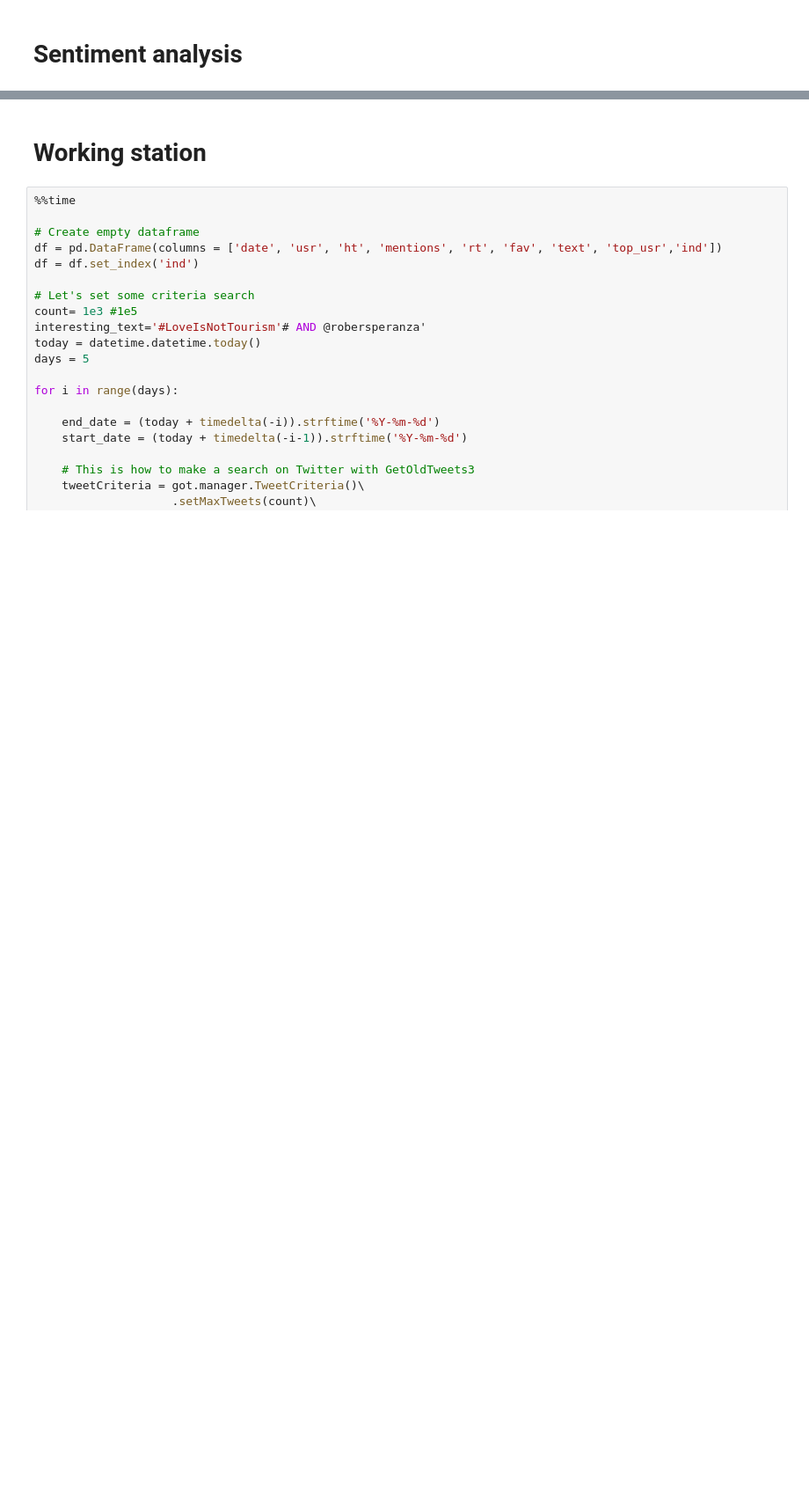
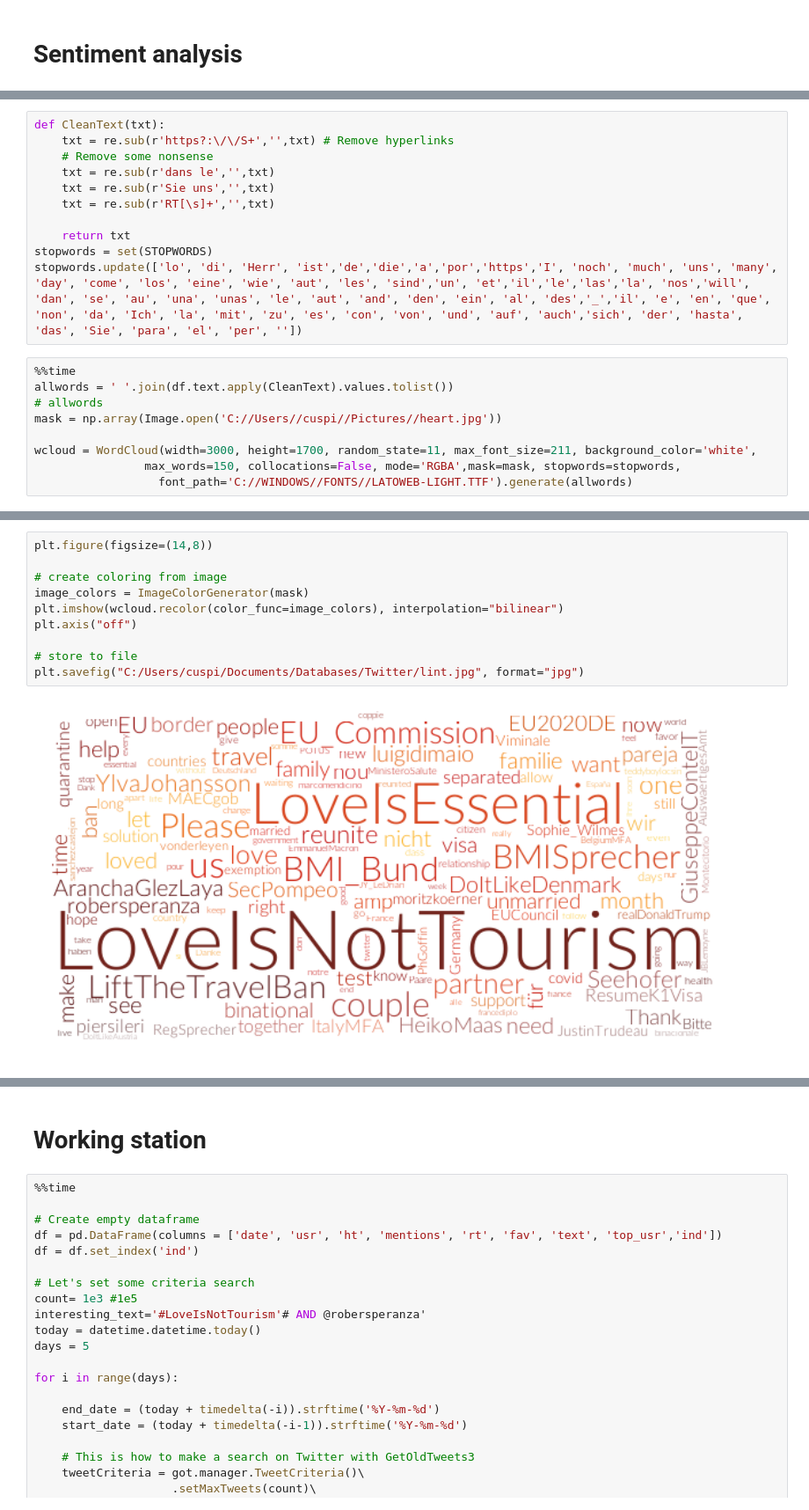
Before and after one commit to cuspime/Projects, a Jupyter notebook: Twitter.ipynb, the cells around one changed output, grey strips where cells are left out. Shown at 88% size. Saved outputs shown, nothing was run; the diff lists cells and outputs as text; blank space fills up the shorter version.

```diff
--- a/Twitter.ipynb
+++ b/Twitter.ipynb
@@ -236,0 +371,20 @@ df.to_csv('C:\\Users\\cuspi\\Documents\\Databases\\Twitter\\twitter_lint.csv')
+# %%
+def CleanText(txt):
+    txt = re.sub(r'https?:\/\/S+','',txt) # Remove hyperlinks
+    # Remove some nonsense
+    txt = re.sub(r'dans le','',txt)
+    txt = re.sub(r'Sie uns','',txt)
+    txt = re.sub(r'RT[\s]+','',txt)
+
+    return txt
+stopwords = set(STOPWORDS)
+stopwords.update(['lo', 'di', 'Herr', 'ist','de','die','a','por','https','I', 'noch', 'much', 'uns', 'many', 'day', 'come', 'los', 'eine', 'wie', 'aut', 'les', 'sind','un', 'et','il','le','las','la', 'nos','will', 'dan', 'se', 'au', 'una', 'unas', 'le', 'aut', 'and', 'den', 'ein', 'al', 'des','_','il', 'e', 'en', 'que', 'non', 'da', 'Ich', 'la', 'mit', 'zu', 'es', 'con', 'von', 'und', 'auf', 'auch','sich', 'der', 'hasta', 'das', 'Sie', 'para', 'el', 'per', ''])
+# %%
+%%time
+allwords = ' '.join(df.text.apply(CleanText).values.tolist())
+# allwords
+mask = np.array(Image.open('C://Users//cuspi//Pictures//heart.jpg'))
+
+wcloud = WordCloud(width=3000, height=1700, random_state=11, max_font_size=211, background_color='white',
+                max_words=150, collocations=False, mode='RGBA',mask=mask, stopwords=stopwords,
+                  font_path='C://WINDOWS//FONTS//LATOWEB-LIGHT.TTF').generate(allwords)
@@ -236,0 +393,12 @@ df.to_csv('C:\\Users\\cuspi\\Documents\\Databases\\Twitter\\twitter_lint.csv')
+# %%
+plt.figure(figsize=(14,8))
+
+# create coloring from image
+image_colors = ImageColorGenerator(mask)
+plt.imshow(wcloud.recolor(color_func=image_colors), interpolation="bilinear")
+plt.axis("off")
+
+# store to file
+plt.savefig("C:/Users/cuspi/Documents/Databases/Twitter/lint.jpg", format="jpg")
+# %% [output]
+[figure, added]
```
Also changed, not shown: parts of 39 cells of this notebook.
